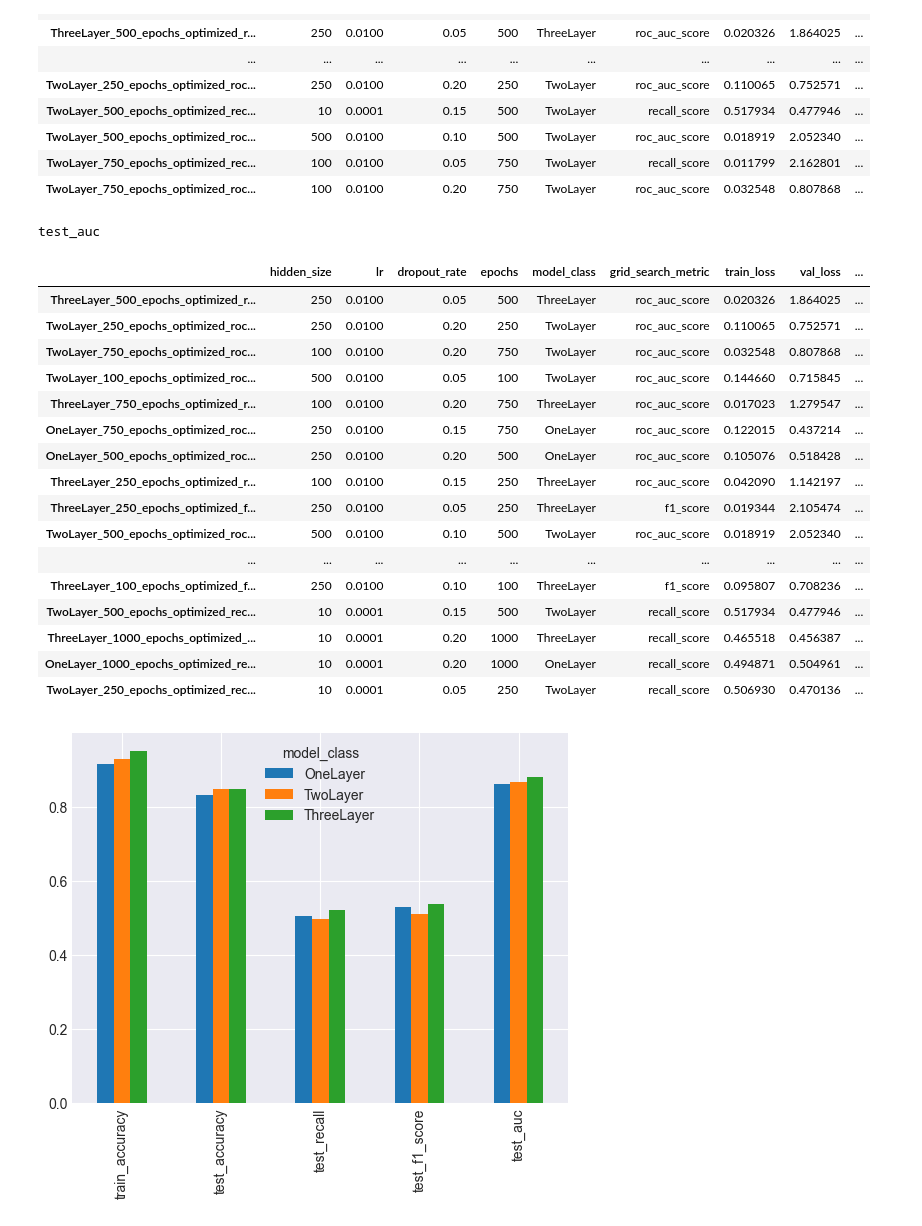
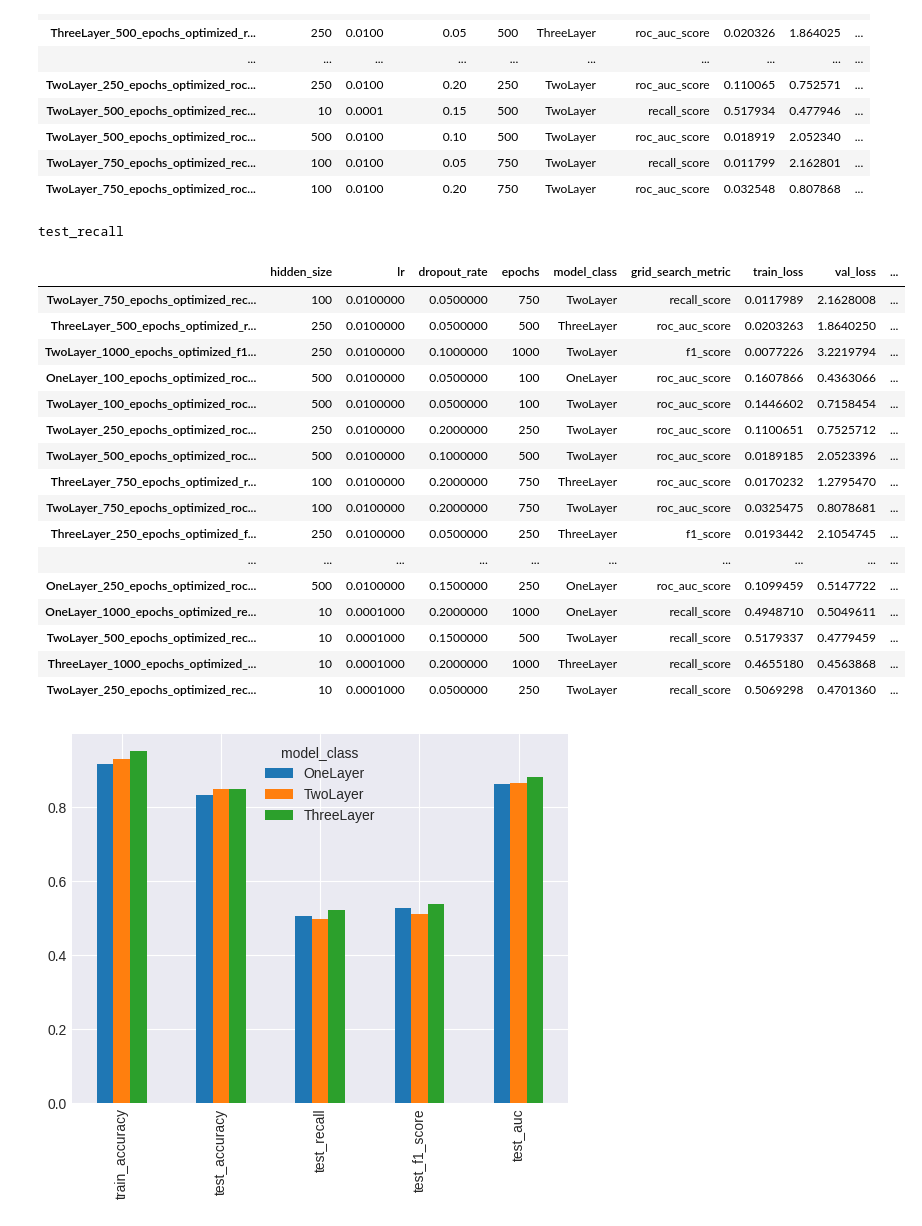
Before and after one commit to gojandrooo/DSE-Capstone, a Jupyter notebook: notebooks/04_data_viz/01_view_models.ipynb, the cells around one changed output. Saved outputs shown, nothing was run; the diff lists cells and outputs as text; code cells hidden in the pictures.

```diff
--- a/notebooks/04_data_viz/01_view_models.ipynb
+++ b/notebooks/04_data_viz/01_view_models.ipynb
@@ -77,34 +77,34 @@ performance_df
 # %%
 metrics = [
     'test_accuracy',
     'test_precision',
     'test_recall',
     'test_f1_score',
     'test_auc'
 ]
-idx = 4
+idx = 2
 print(metrics[idx])
 
 performance_df.sort_values(by=metrics[idx], ascending=False)
 # %% [output]
-test_auc
+test_recall
 |  | hidden_size | lr | dropout_rate | epochs | model_class | grid_search_metric | train_loss | val_loss | ... |
-| ThreeLayer_500_epochs_optimized_r... | 250 | 0.0100 | 0.05 | 500 | ThreeLayer | roc_auc_score | 0.020326 | 1.864025 | ... |
-| TwoLayer_250_epochs_optimized_roc... | 250 | 0.0100 | 0.20 | 250 | TwoLayer | roc_auc_score | 0.110065 | 0.752571 | ... |
-| TwoLayer_750_epochs_optimized_roc... | 100 | 0.0100 | 0.20 | 750 | TwoLayer | roc_auc_score | 0.032548 | 0.807868 | ... |
-| TwoLayer_100_epochs_optimized_roc... | 500 | 0.0100 | 0.05 | 100 | TwoLayer | roc_auc_score | 0.144660 | 0.715845 | ... |
-| ThreeLayer_750_epochs_optimized_r... | 100 | 0.0100 | 0.20 | 750 | ThreeLayer | roc_auc_score | 0.017023 | 1.279547 | ... |
-| OneLayer_750_epochs_optimized_roc... | 250 | 0.0100 | 0.15 | 750 | OneLayer | roc_auc_score | 0.122015 | 0.437214 | ... |
-| OneLayer_500_epochs_optimized_roc... | 250 | 0.0100 | 0.20 | 500 | OneLayer | roc_auc_score | 0.105076 | 0.518428 | ... |
-| ThreeLayer_250_epochs_optimized_r... | 100 | 0.0100 | 0.15 | 250 | ThreeLayer | roc_auc_score | 0.042090 | 1.142197 | ... |
-| ThreeLayer_250_epochs_optimized_f... | 250 | 0.0100 | 0.05 | 250 | ThreeLayer | f1_score | 0.019344 | 2.105474 | ... |
-| TwoLayer_500_epochs_optimized_roc... | 500 | 0.0100 | 0.10 | 500 | TwoLayer | roc_auc_score | 0.018919 | 2.052340 | ... |
+| TwoLayer_750_epochs_optimized_rec... | 100 | 0.0100000 | 0.0500000 | 750 | TwoLayer | recall_score | 0.0117989 | 2.1628008 | ... |
+| ThreeLayer_500_epochs_optimized_r... | 250 | 0.0100000 | 0.0500000 | 500 | ThreeLayer | roc_auc_score | 0.0203263 | 1.8640250 | ... |
+| TwoLayer_1000_epochs_optimized_f1... | 250 | 0.0100000 | 0.1000000 | 1000 | TwoLayer | f1_score | 0.0077226 | 3.2219794 | ... |
+| OneLayer_100_epochs_optimized_roc... | 500 | 0.0100000 | 0.0500000 | 100 | OneLayer | roc_auc_score | 0.1607866 | 0.4363066 | ... |
+| TwoLayer_100_epochs_optimized_roc... | 500 | 0.0100000 | 0.0500000 | 100 | TwoLayer | roc_auc_score | 0.1446602 | 0.7158454 | ... |
+| TwoLayer_250_epochs_optimized_roc... | 250 | 0.0100000 | 0.2000000 | 250 | TwoLayer | roc_auc_score | 0.1100651 | 0.7525712 | ... |
+| TwoLayer_500_epochs_optimized_roc... | 500 | 0.0100000 | 0.1000000 | 500 | TwoLayer | roc_auc_score | 0.0189185 | 2.0523396 | ... |
+| ThreeLayer_750_epochs_optimized_r... | 100 | 0.0100000 | 0.2000000 | 750 | ThreeLayer | roc_auc_score | 0.0170232 | 1.2795470 | ... |
+| TwoLayer_750_epochs_optimized_roc... | 100 | 0.0100000 | 0.2000000 | 750 | TwoLayer | roc_auc_score | 0.0325475 | 0.8078681 | ... |
+| ThreeLayer_250_epochs_optimized_f... | 250 | 0.0100000 | 0.0500000 | 250 | ThreeLayer | f1_score | 0.0193442 | 2.1054745 | ... |
 | ... | ... | ... | ... | ... | ... | ... | ... | ... | ... |
-| ThreeLayer_100_epochs_optimized_f... | 250 | 0.0100 | 0.10 | 100 | ThreeLayer | f1_score | 0.095807 | 0.708236 | ... |
-| TwoLayer_500_epochs_optimized_rec... | 10 | 0.0001 | 0.15 | 500 | TwoLayer | recall_score | 0.517934 | 0.477946 | ... |
-| ThreeLayer_1000_epochs_optimized_... | 10 | 0.0001 | 0.20 | 1000 | ThreeLayer | recall_score | 0.465518 | 0.456387 | ... |
-| OneLayer_1000_epochs_optimized_re... | 10 | 0.0001 | 0.20 | 1000 | OneLayer | recall_score | 0.494871 | 0.504961 | ... |
-| TwoLayer_250_epochs_optimized_rec... | 10 | 0.0001 | 0.05 | 250 | TwoLayer | recall_score | 0.506930 | 0.470136 | ... |
+| OneLayer_250_epochs_optimized_roc... | 500 | 0.0100000 | 0.1500000 | 250 | OneLayer | roc_auc_score | 0.1099459 | 0.5147722 | ... |
+| OneLayer_1000_epochs_optimized_re... | 10 | 0.0001000 | 0.2000000 | 1000 | OneLayer | recall_score | 0.4948710 | 0.5049611 | ... |
+| TwoLayer_500_epochs_optimized_rec... | 10 | 0.0001000 | 0.1500000 | 500 | TwoLayer | recall_score | 0.5179337 | 0.4779459 | ... |
+| ThreeLayer_1000_epochs_optimized_... | 10 | 0.0001000 | 0.2000000 | 1000 | ThreeLayer | recall_score | 0.4655180 | 0.4563868 | ... |
+| TwoLayer_250_epochs_optimized_rec... | 10 | 0.0001000 | 0.0500000 | 250 | TwoLayer | recall_score | 0.5069298 | 0.4701360 | ... |
 # %%
 cols = [
     'model_class',
```
Also changed, not shown: parts of 8 cells of this notebook, 2 other files.
